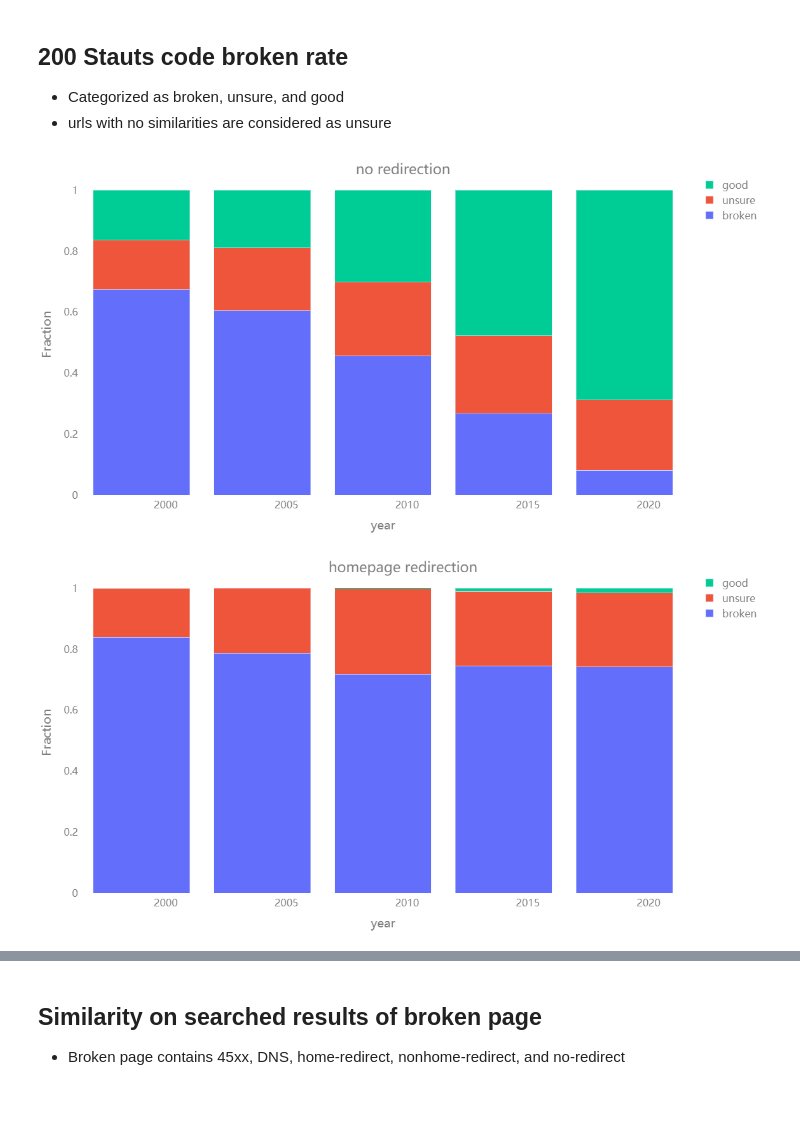
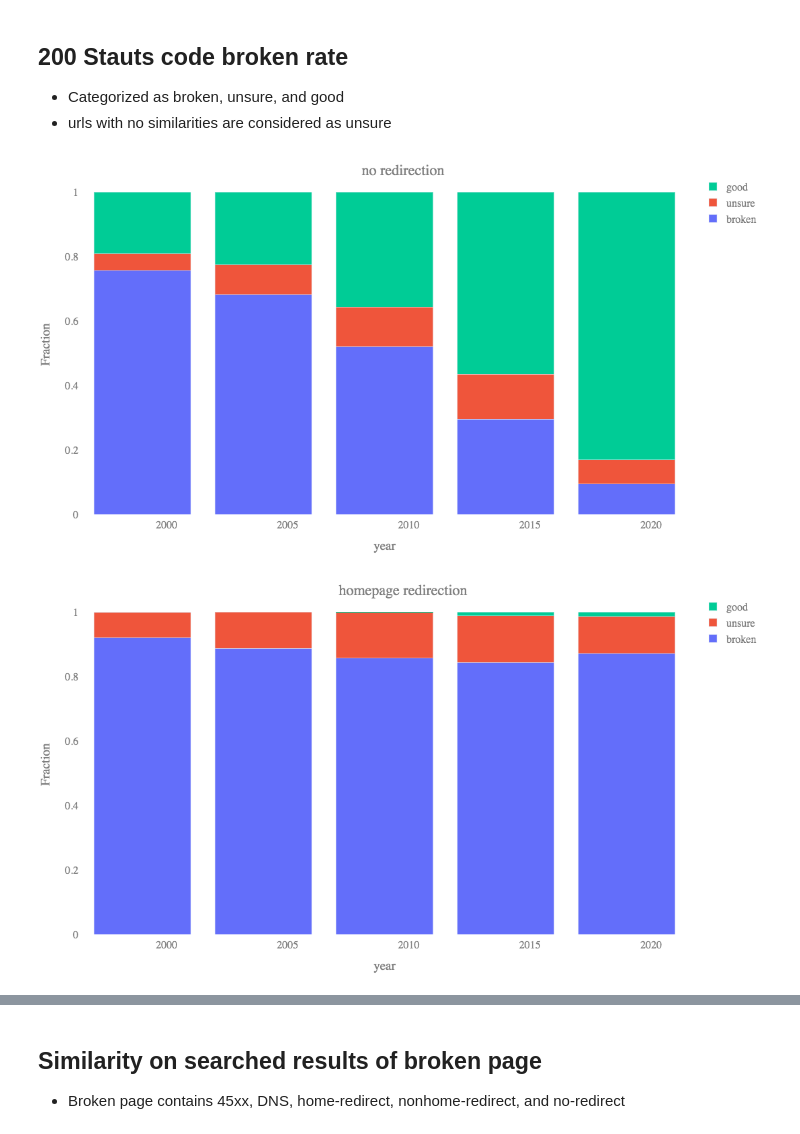
Before and after one commit to JingyZhu/fable, a Jupyter notebook: broken_inspection.ipynb, the cells around one changed output, grey strips where cells are left out. Saved outputs shown, nothing was run; the diff lists cells and outputs as text; code cells hidden in the pictures; blank space fills up the shorter version.

```diff
--- a/broken_inspection.ipynb
+++ b/broken_inspection.ipynb
@@ -25,6 +25,7 @@ db = MongoClient(config.MONGO_HOSTNAME).web_decay
 # %%
 years = [1999, 2004, 2009, 2014, 2019]
 df = pd.DataFrame()
+all_not_broken = []
 for year in reversed(years):
     print(year)
     missing_count = []
@@ -33,9 +34,11 @@ for year in reversed(years):
         {"$group": {"_id": "$hostname"}}
     ])
     for host in hosts:
-        count = db.url_status_implicit_broken.count_documents({"year": year, "hostname": host['_id'], "status": re.compile('^[23]')})
+        count = db.url_status_implicit_broken.count_documents({"year": year, "hostname": host['_id'], "detail": "no redirection"})
         missing_count.append(100 - count)
+        if count == 100: all_not_broken.append({"host": host['_id'], "year": year})
     df[year] = missing_count
+json.dump(all_not_broken, open("tmp/all_not_broken.json", 'w+'))
 plotly_utils.plot_CDF(df, xtitle="#urls broken", ytitle="CDF across hosts", title="#urls broken for each hosts")
 # %% [output]
 2019
@@ -47,3 +50,28 @@ plotly_utils.plot_CDF(df, xtitle="#urls broken", ytitle="CDF across hosts", titl
 # %% [markdown]
 ## #status for urls share the same path
 - Each path has at least 3 urls
+# %%
+fate = defaultdict(list)
+years = [1999, 2004, 2009, 2014, 2019]
+for year in reversed(years):
+    hosts = db.url_status_implicit_broken.aggregate([
+        {"$match": {"year": year}},
+        {"$group": {"_id": "$hostname"}}
+    ])
+    for i, host in enumerate(list(hosts)):
+        path_fate = defaultdict(list)
+        urls = db.url_status_implicit_broken.find({"hostname": host['_id'], "year": year})
+        for url in urls:
+            up = urlparse(url['url'])
+            subhost, path, query = up.netloc, up.path, up.query
+            if path == '': path = '/'
+            elif path[-1] == '/' and path != '/': path = path[:-1]
+            dirname = os.path.dirname(path)
+            path_fate["{}|{}".format(subhost, dirname)].append(url_utils.status_categories(url['status'], url['detail']))
+        dir_count = {}
+        for _, url_status in path_fate.items():
+            if len(url_status) >= 3 and '4/5xx' in url_status:
+                fate[str(year)].append(len(set(url_status)))
+fate_df = pd.concat([pd.DataFrame({k: v}) for k, v in fate.items()], axis=1)
+plotly_utils.plot_CDF(fate_df, xtitle='"# status', ytitle='CDF across (subhost, path_dir)',\
+                      title='Whether url with same dirname share the fate')
@@ -114,34 +141,33 @@ pprint(list(db.url_update.aggregate([ {"$group": {"_id": "$detail", "total": {"$
 # %%
 years = [1999, 2004, 2009, 2014, 2019]
 df_template = pd.DataFrame({"broken":[0 for _ in years], 'unsure':[0 for _ in years], 'good': [0 for _ in years], 'year': years})
 df_template.set_index('year', inplace=True)
 indexes = ['no redirection', 'homepage redirection', 'non-home redirection']
 total = [df_template.copy() for _ in range(3)]
 noredir, home, nonhome = total
 # urls_2xx = db.url_status_implicit_broken.find({'status': re.compile('^[23]')})
 urls_2xx = db.url_update.aggregate([
-    {"$match": {"updating": False}},
+    {"$match": {"updating": False, "detail": re.compile("^(similar|1 snapshot)")}},
     {"$lookup": {
         "from": "url_status_implicit_broken",
         "localField": "_id",
         "foreignField": "_id",
         "as": "implicits"
     }},
-    {"$match": {"detail": {"$ne": "no contents"}}},
     {"$unwind": "$implicits"},
     {"$replaceRoot": {"newRoot": "$implicits"}}
 ])
 for url_2xx in urls_2xx:
     label = ''
     if 'similarity' not in url_2xx: label = 'unsure'
     elif url_2xx['similarity'] >= 0.8: label = 'good'
     elif url_2xx['similarity'] <= 0.2: label = 'broken'
     else: label = 'unsure'
     year, detail = url_2xx['year'], url_2xx['detail']
     total[indexes.index(detail)].loc[year, label] += 1
 plotly_utils.plot_bar(noredir, xtitle='year', ytitle='Fraction', title='no redirection', stacked=True, unified=True)
 plotly_utils.plot_bar(home, xtitle='year', ytitle='Fraction', title='homepage redirection', stacked=True, unified=True)
 plotly_utils.plot_bar(nonhome, xtitle='year', ytitle='Fraction', title='nonhomepage redirection', stacked=True, unified=True)
 # %% [output]
-[figure, old version]
+[figure, new version]
-[figure, old version]
+[figure, new version]
```
Also changed, not shown: parts of 11 cells of this notebook.
